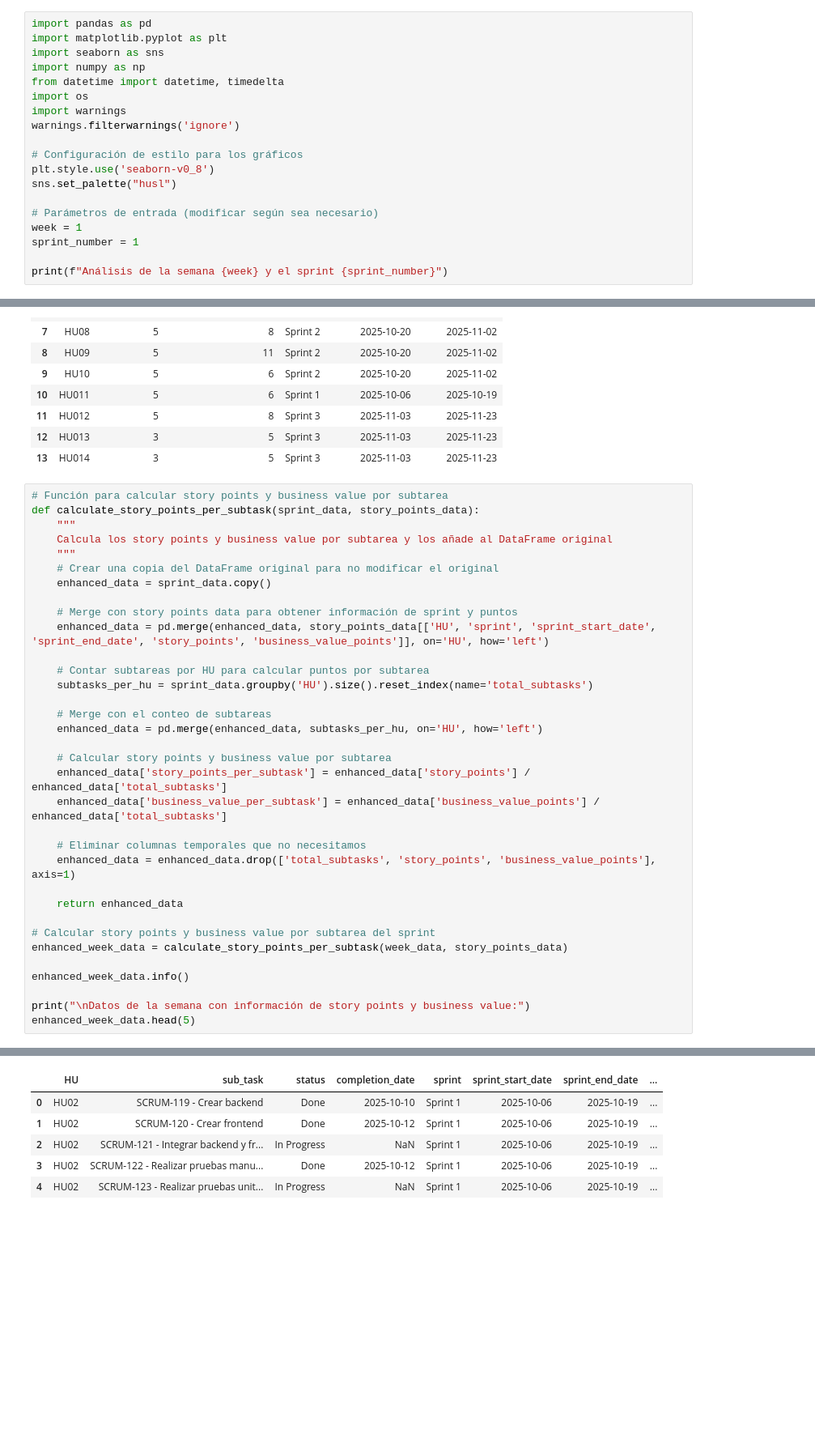
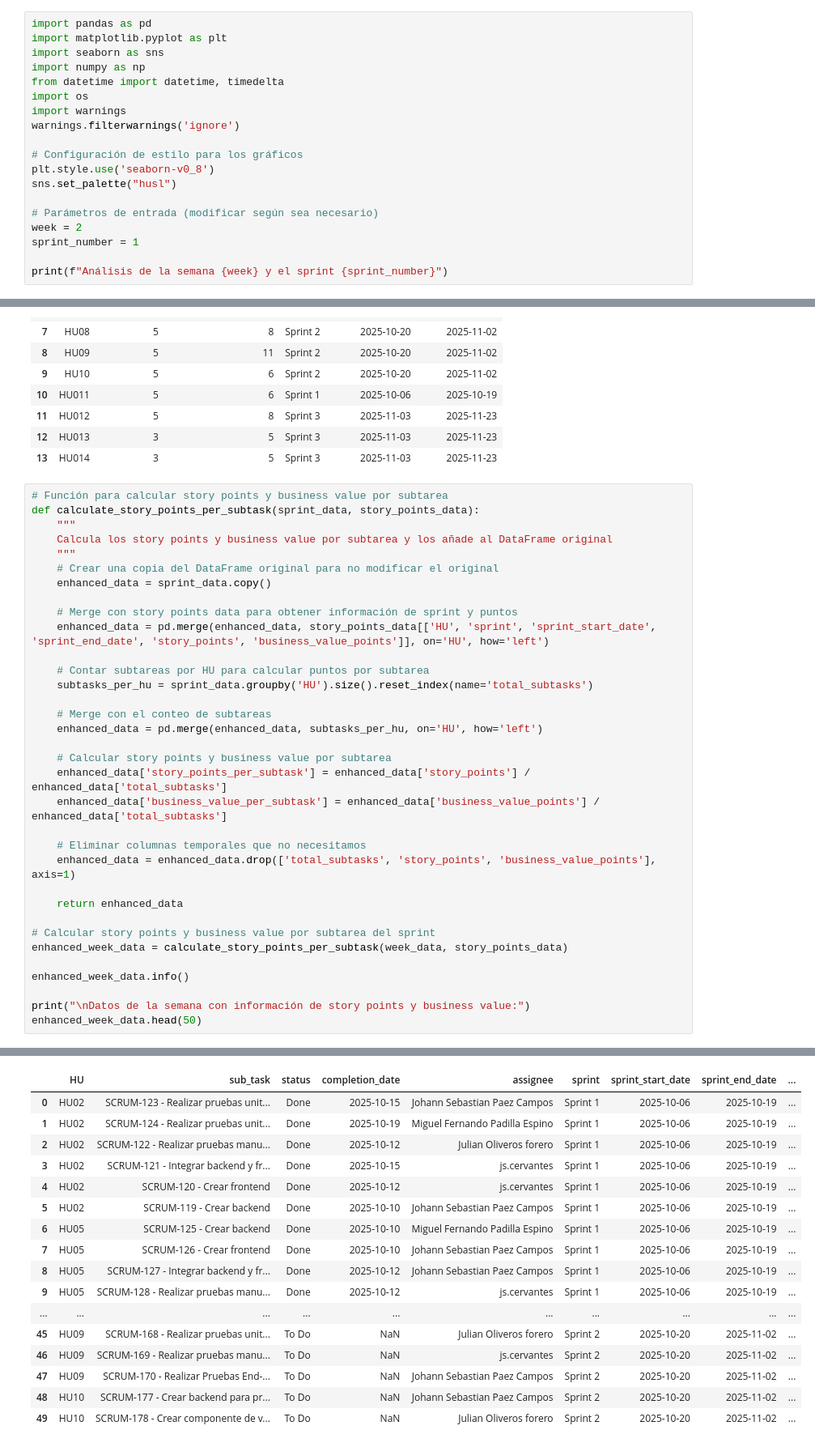
Before and after one commit to JohannPaezU/MISW4501-MediSupply, a Jupyter notebook: graphics/sprint_reports_analysis.ipynb, the cells around one changed output, grey strips where cells are left out. Shown: that part at 81% size. Saved outputs shown, nothing was run; the diff lists cells and outputs as text; blank space fills up the shorter version.

```diff
--- a/graphics/sprint_reports_analysis.ipynb
+++ b/graphics/sprint_reports_analysis.ipynb
@@ -20,7 +20,7 @@ plt.style.use('seaborn-v0_8')
 sns.set_palette("husl")
 
 # Parámetros de entrada (modificar según sea necesario)
-week = 1
+week = 2
 sprint_number = 1
 
 print(f"Análisis de la semana {week} y el sprint {sprint_number}")
@@ -151,6 +152,6 @@ enhanced_week_data = calculate_story_points_per_subtask(week_data, story_points_
 enhanced_week_data.info()
 
 print("\nDatos de la semana con información de story points y business value:")
-enhanced_week_data.head(5)
+enhanced_week_data.head(50)
 # %% [output]
 <class 'pandas.core.frame.DataFrame'>
@@ -172,11 +174,22 @@ memory usage: 2.4+ KB
 
 Datos de la semana con información de story points y business value:
-|  | HU | sub_task | status | completion_date | sprint | sprint_start_date | sprint_end_date | ... |
-| 0 | HU02 | SCRUM-119 - Crear backend | Done | 2025-10-10 | Sprint 1 | 2025-10-06 | 2025-10-19 | ... |
-| 1 | HU02 | SCRUM-120 - Crear frontend | Done | 2025-10-12 | Sprint 1 | 2025-10-06 | 2025-10-19 | ... |
-| 2 | HU02 | SCRUM-121 - Integrar backend y fr... | In Progress | NaN | Sprint 1 | 2025-10-06 | 2025-10-19 | ... |
-| 3 | HU02 | SCRUM-122 - Realizar pruebas manu... | Done | 2025-10-12 | Sprint 1 | 2025-10-06 | 2025-10-19 | ... |
-| 4 | HU02 | SCRUM-123 - Realizar pruebas unit... | In Progress | NaN | Sprint 1 | 2025-10-06 | 2025-10-19 | ... |
+|  | HU | sub_task | status | completion_date | assignee | sprint | sprint_start_date | sprint_end_date | ... |
+| 0 | HU02 | SCRUM-123 - Realizar pruebas unit... | Done | 2025-10-15 | Johann Sebastian Paez Campos | Sprint 1 | 2025-10-06 | 2025-10-19 | ... |
+| 1 | HU02 | SCRUM-124 - Realizar pruebas unit... | Done | 2025-10-19 | Miguel Fernando Padilla Espino | Sprint 1 | 2025-10-06 | 2025-10-19 | ... |
+| 2 | HU02 | SCRUM-122 - Realizar pruebas manu... | Done | 2025-10-12 | Julian Oliveros forero | Sprint 1 | 2025-10-06 | 2025-10-19 | ... |
+| 3 | HU02 | SCRUM-121 - Integrar backend y fr... | Done | 2025-10-15 | js.cervantes | Sprint 1 | 2025-10-06 | 2025-10-19 | ... |
+| 4 | HU02 | SCRUM-120 - Crear frontend | Done | 2025-10-12 | js.cervantes | Sprint 1 | 2025-10-06 | 2025-10-19 | ... |
+| 5 | HU02 | SCRUM-119 - Crear backend | Done | 2025-10-10 | Johann Sebastian Paez Campos | Sprint 1 | 2025-10-06 | 2025-10-19 | ... |
+| 6 | HU05 | SCRUM-125 - Crear backend | Done | 2025-10-10 | Miguel Fernando Padilla Espino | Sprint 1 | 2025-10-06 | 2025-10-19 | ... |
+| 7 | HU05 | SCRUM-126 - Crear frontend | Done | 2025-10-10 | Johann Sebastian Paez Campos | Sprint 1 | 2025-10-06 | 2025-10-19 | ... |
+| 8 | HU05 | SCRUM-127 - Integrar backend y fr... | Done | 2025-10-12 | Johann Sebastian Paez Campos | Sprint 1 | 2025-10-06 | 2025-10-19 | ... |
+| 9 | HU05 | SCRUM-128 - Realizar pruebas manu... | Done | 2025-10-12 | js.cervantes | Sprint 1 | 2025-10-06 | 2025-10-19 | ... |
+| ... | ... | ... | ... | ... | ... | ... | ... | ... | ... |
+| 45 | HU09 | SCRUM-168 - Realizar pruebas unit... | To Do | NaN | Julian Oliveros forero | Sprint 2 | 2025-10-20 | 2025-11-02 | ... |
+| 46 | HU09 | SCRUM-169 - Realizar pruebas manu... | To Do | NaN | js.cervantes | Sprint 2 | 2025-10-20 | 2025-11-02 | ... |
+| 47 | HU09 | SCRUM-170 - Realizar Pruebas End-... | To Do | NaN | Johann Sebastian Paez Campos | Sprint 2 | 2025-10-20 | 2025-11-02 | ... |
+| 48 | HU10 | SCRUM-177 - Crear backend para pr... | To Do | NaN | Johann Sebastian Paez Campos | Sprint 2 | 2025-10-20 | 2025-11-02 | ... |
+| 49 | HU10 | SCRUM-178 - Crear componente de v... | To Do | NaN | Julian Oliveros forero | Sprint 2 | 2025-10-20 | 2025-11-02 | ... |
 # %%
 # Mostrar datos filtrados del Sprint 1
 sprint_1_data = enhanced_week_data[enhanced_week_data['sprint'] == f'Sprint {sprint_number}']
```
Also changed, not shown: parts of 9 cells of this notebook, 8 other files.
